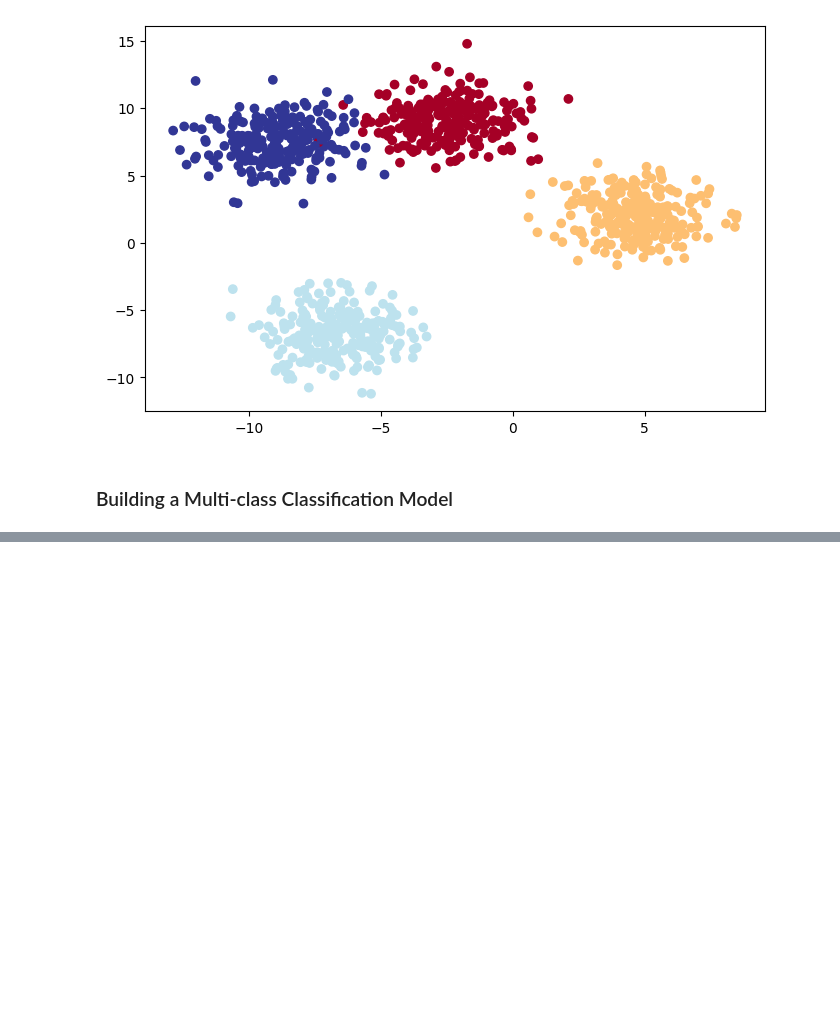
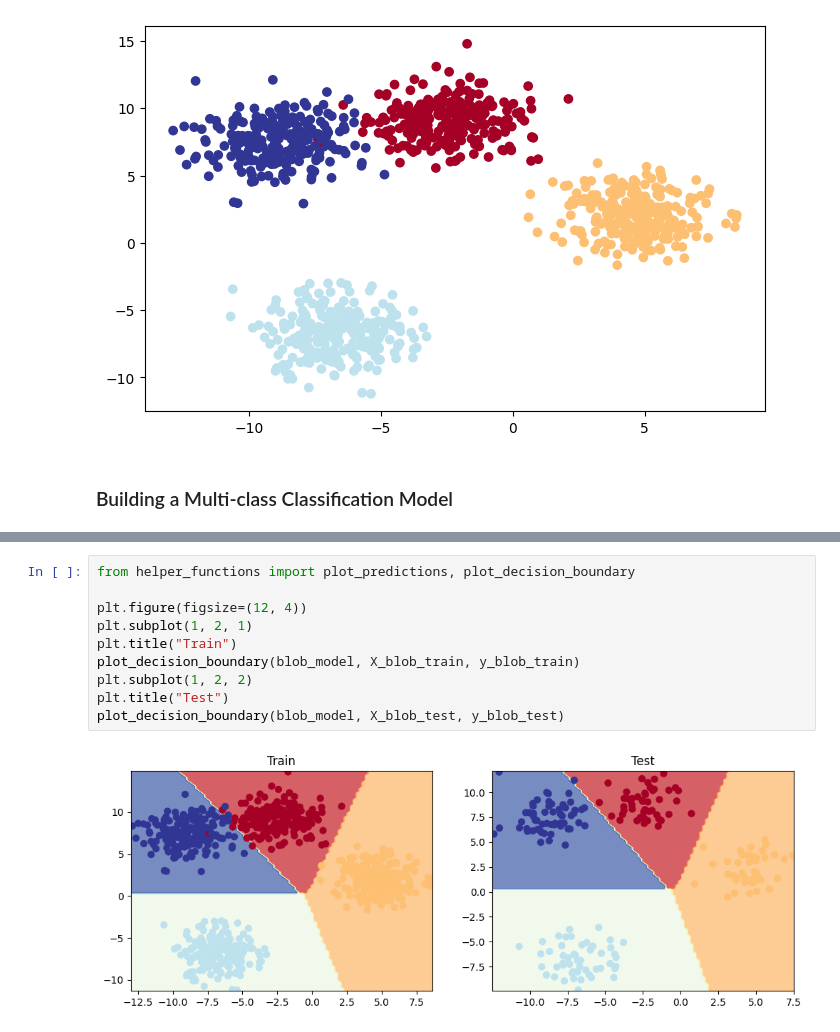
Before and after one commit to LuluW8071/Data-Science, a Jupyter notebook: Pytorch/02_PyTorch_Neural_Network_Classification/01_PyTorch_Neural_Network_Classification.ipynb, the cells around one changed output, grey strips where cells are left out. Cells and saved outputs as stored; diff of their text form; blank space fills up the shorter version.

```diff
--- a/Pytorch/02_PyTorch_Neural_Network_Classification/01_PyTorch_Neural_Network_Classification.ipynb
+++ b/Pytorch/02_PyTorch_Neural_Network_Classification/01_PyTorch_Neural_Network_Classification.ipynb
@@ -111,0 +311,12 @@ blobModel(
+# %%
+from helper_functions import plot_predictions, plot_decision_boundary
+
+plt.figure(figsize=(12, 4))
+plt.subplot(1, 2, 1)
+plt.title("Train")
+plot_decision_boundary(blob_model, X_blob_train, y_blob_train)
+plt.subplot(1, 2, 2)
+plt.title("Test")
+plot_decision_boundary(blob_model, X_blob_test, y_blob_test)
+# %% [output]
+[figure, added]
```
Also changed, not shown: parts of 22 cells of this notebook.
